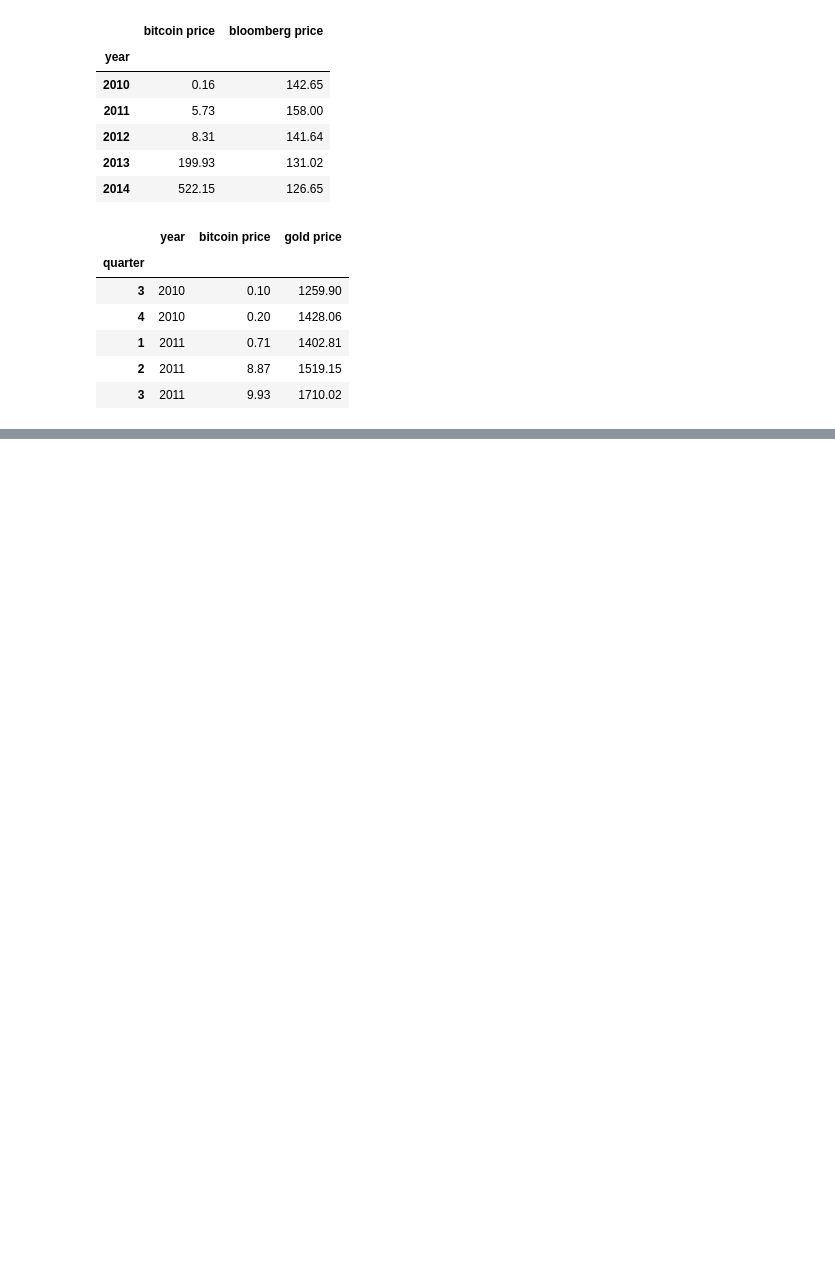
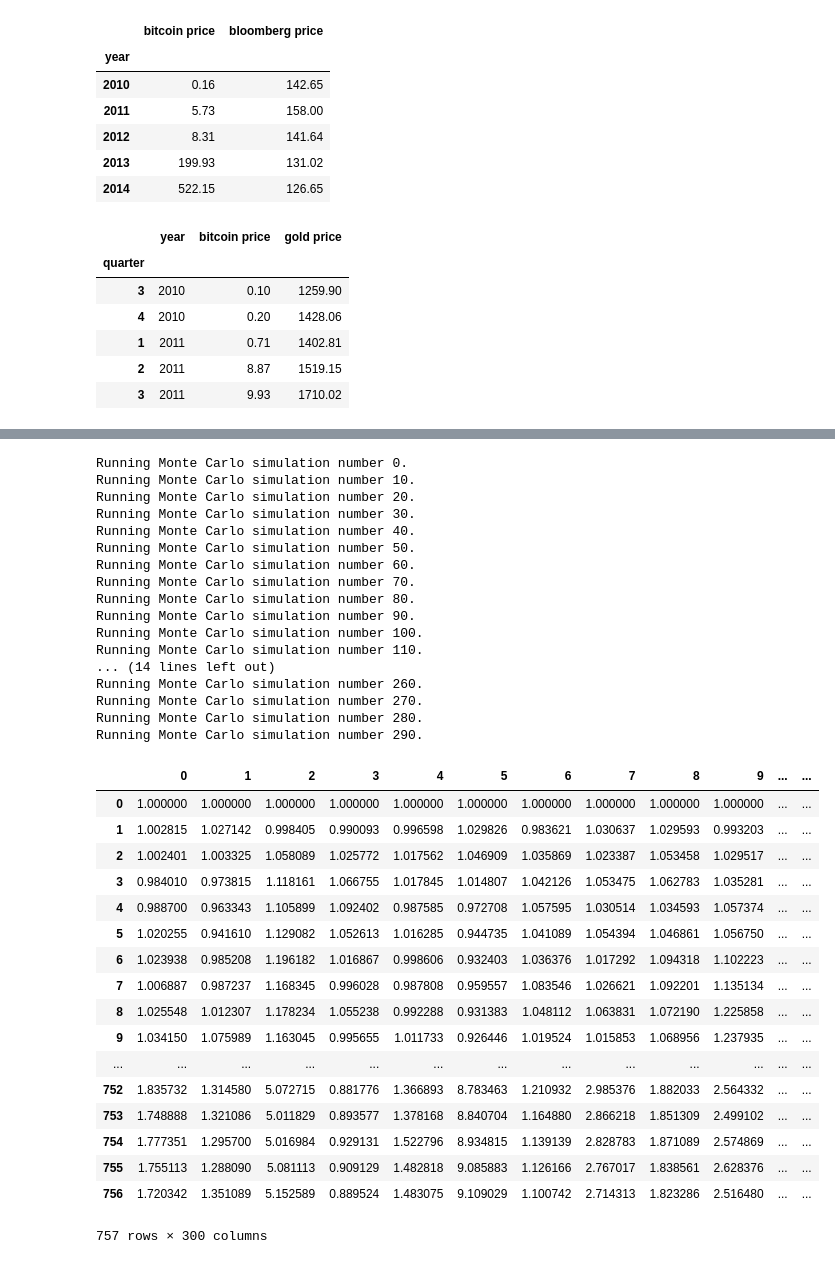
Before and after one commit to hanson0629/project1_repo, a Jupyter notebook: project1_draft.ipynb, the cells around one changed output, grey strips where cells are left out. Cells and saved outputs as stored; diff of their text form; code cells hidden in the pictures; blank space fills up the shorter version.

```diff
--- a/project1_draft.ipynb
+++ b/project1_draft.ipynb
@@ -210,0 +279,39 @@ create_hvplot_y(join_gold_year)
+# %%
+# Running a Monte Carlo simulation to forecast X years cumulative returns
+MC_dist.calc_cumulative_return()
+# %% [output]
+Running Monte Carlo simulation number 0.
+Running Monte Carlo simulation number 10.
+Running Monte Carlo simulation number 20.
+Running Monte Carlo simulation number 30.
+Running Monte Carlo simulation number 40.
+Running Monte Carlo simulation number 50.
+Running Monte Carlo simulation number 60.
+Running Monte Carlo simulation number 70.
+Running Monte Carlo simulation number 80.
+Running Monte Carlo simulation number 90.
+Running Monte Carlo simulation number 100.
+Running Monte Carlo simulation number 110.
+... (14 lines left out)
+Running Monte Carlo simulation number 260.
+Running Monte Carlo simulation number 270.
+Running Monte Carlo simulation number 280.
+Running Monte Carlo simulation number 290.
+|  | 0 | 1 | 2 | 3 | 4 | 5 | 6 | 7 | 8 | 9 | ... | ... |
+| 0 | 1.000000 | 1.000000 | 1.000000 | 1.000000 | 1.000000 | 1.000000 | 1.000000 | 1.000000 | 1.000000 | 1.000000 | ... | ... |
+| 1 | 1.002815 | 1.027142 | 0.998405 | 0.990093 | 0.996598 | 1.029826 | 0.983621 | 1.030637 | 1.029593 | 0.993203 | ... | ... |
+| 2 | 1.002401 | 1.003325 | 1.058089 | 1.025772 | 1.017562 | 1.046909 | 1.035869 | 1.023387 | 1.053458 | 1.029517 | ... | ... |
+| 3 | 0.984010 | 0.973815 | 1.118161 | 1.066755 | 1.017845 | 1.014807 | 1.042126 | 1.053475 | 1.062783 | 1.035281 | ... | ... |
+| 4 | 0.988700 | 0.963343 | 1.105899 | 1.092402 | 0.987585 | 0.972708 | 1.057595 | 1.030514 | 1.034593 | 1.057374 | ... | ... |
+| 5 | 1.020255 | 0.941610 | 1.129082 | 1.052613 | 1.016285 | 0.944735 | 1.041089 | 1.054394 | 1.046861 | 1.056750 | ... | ... |
+| 6 | 1.023938 | 0.985208 | 1.196182 | 1.016867 | 0.998606 | 0.932403 | 1.036376 | 1.017292 | 1.094318 | 1.102223 | ... | ... |
+| 7 | 1.006887 | 0.987237 | 1.168345 | 0.996028 | 0.987808 | 0.959557 | 1.083546 | 1.026621 | 1.092201 | 1.135134 | ... | ... |
+| 8 | 1.025548 | 1.012307 | 1.178234 | 1.055238 | 0.992288 | 0.931383 | 1.048112 | 1.063831 | 1.072190 | 1.225858 | ... | ... |
+| 9 | 1.034150 | 1.075989 | 1.163045 | 0.995655 | 1.011733 | 0.926446 | 1.019524 | 1.015853 | 1.068956 | 1.237935 | ... | ... |
+| ... | ... | ... | ... | ... | ... | ... | ... | ... | ... | ... | ... | ... |
+| 752 | 1.835732 | 1.314580 | 5.072715 | 0.881776 | 1.366893 | 8.783463 | 1.210932 | 2.985376 | 1.882033 | 2.564332 | ... | ... |
+| 753 | 1.748888 | 1.321086 | 5.011829 | 0.893577 | 1.378168 | 8.840704 | 1.164880 | 2.866218 | 1.851309 | 2.499102 | ... | ... |
+| 754 | 1.777351 | 1.295700 | 5.016984 | 0.929131 | 1.522796 | 8.934815 | 1.139139 | 2.828783 | 1.871089 | 2.574869 | ... | ... |
+| 755 | 1.755113 | 1.288090 | 5.081113 | 0.909129 | 1.482818 | 9.085883 | 1.126166 | 2.767017 | 1.838561 | 2.628376 | ... | ... |
+| 756 | 1.720342 | 1.351089 | 5.152589 | 0.889524 | 1.483075 | 9.109029 | 1.100742 | 2.714313 | 1.823286 | 2.516480 | ... | ... |
+757 rows × 300 columns
```
Also changed, not shown: parts of 28 cells of this notebook, 3 other files.
